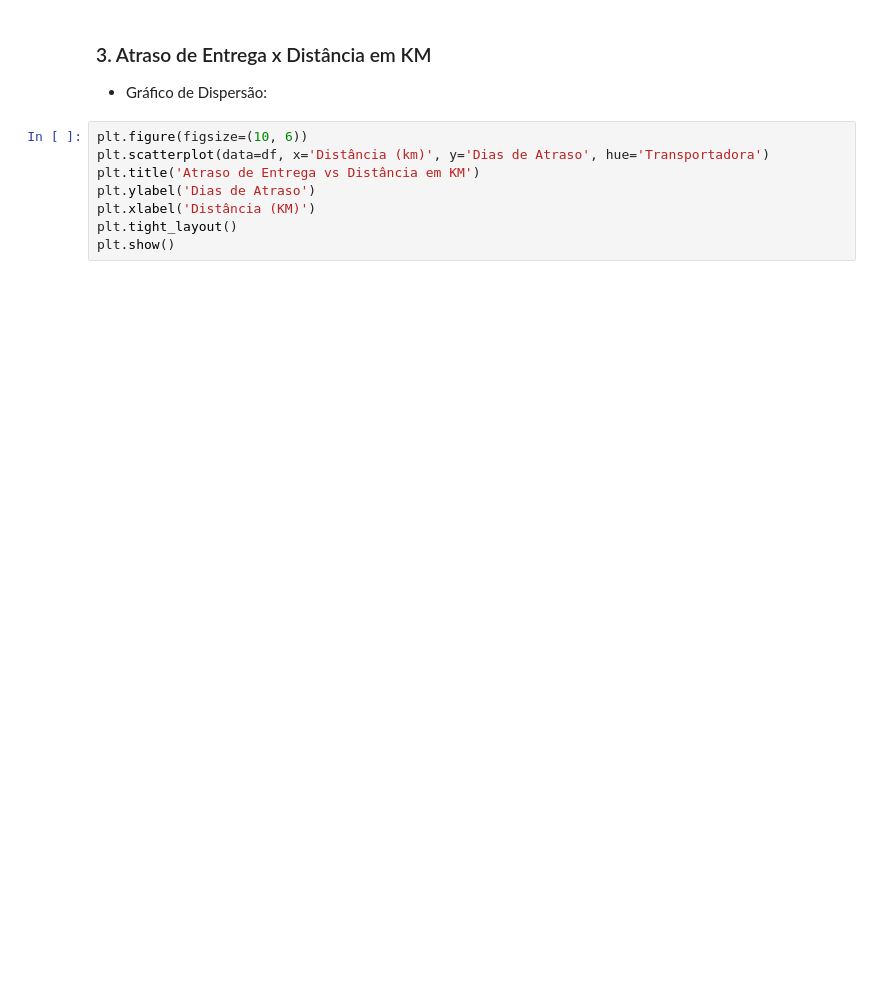
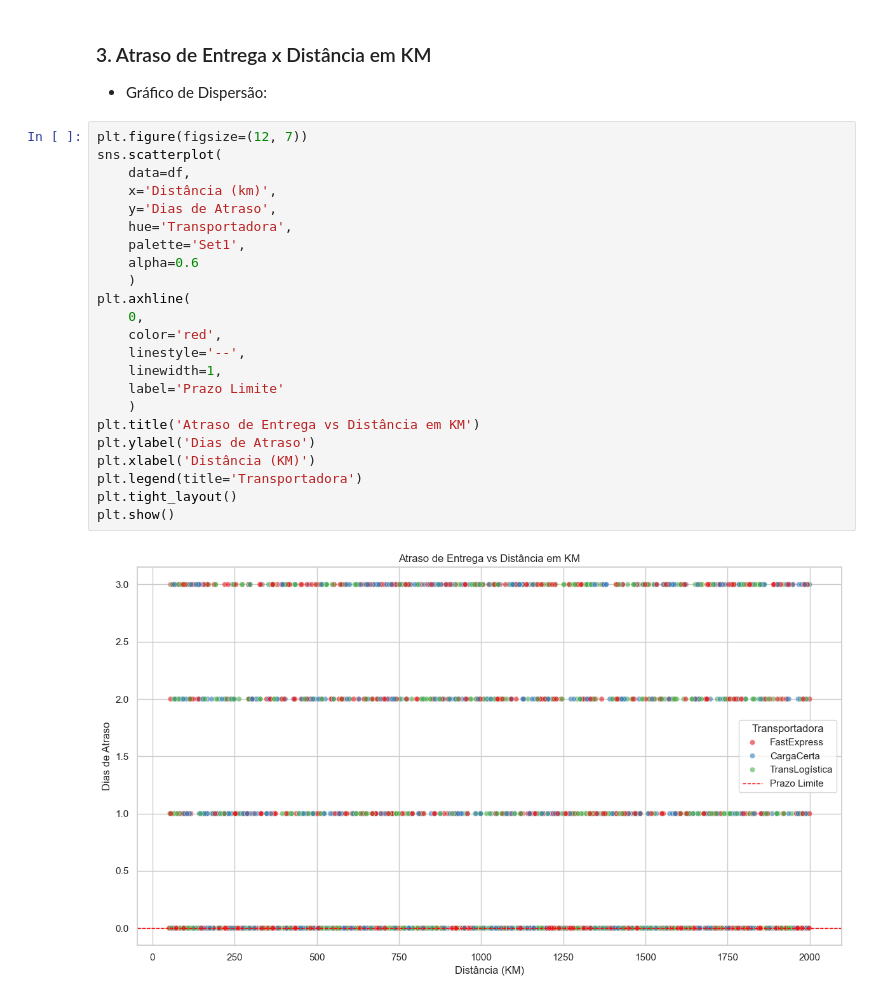
Before and after one commit to IagoSCruz/Projeto-SLA-Transp, a Jupyter notebook: main.ipynb, the cells around one changed output. Cells and saved outputs as stored; diff of their text form; blank space fills up the shorter version.

```diff
--- a/main.ipynb
+++ b/main.ipynb
@@ -96,10 +157,27 @@ plt.show()
 ### 3. Atraso de Entrega x Distância em KM
 - Gráfico de Dispersão:
 # %%
-plt.figure(figsize=(10, 6))
-plt.scatterplot(data=df, x='Distância (km)', y='Dias de Atraso', hue='Transportadora')
+plt.figure(figsize=(12, 7))
+sns.scatterplot(
+    data=df,
+    x='Distância (km)',
+    y='Dias de Atraso',
+    hue='Transportadora',
+    palette='Set1',
+    alpha=0.6
+    )
+plt.axhline(
+    0,
+    color='red',
+    linestyle='--',
+    linewidth=1,
+    label='Prazo Limite'
+    )
 plt.title('Atraso de Entrega vs Distância em KM')
 plt.ylabel('Dias de Atraso')
 plt.xlabel('Distância (KM)')
+plt.legend(title='Transportadora')
 plt.tight_layout()
 plt.show()
+# %% [output]
+[figure, added]
```
Also changed, not shown: parts of 9 cells of this notebook.
